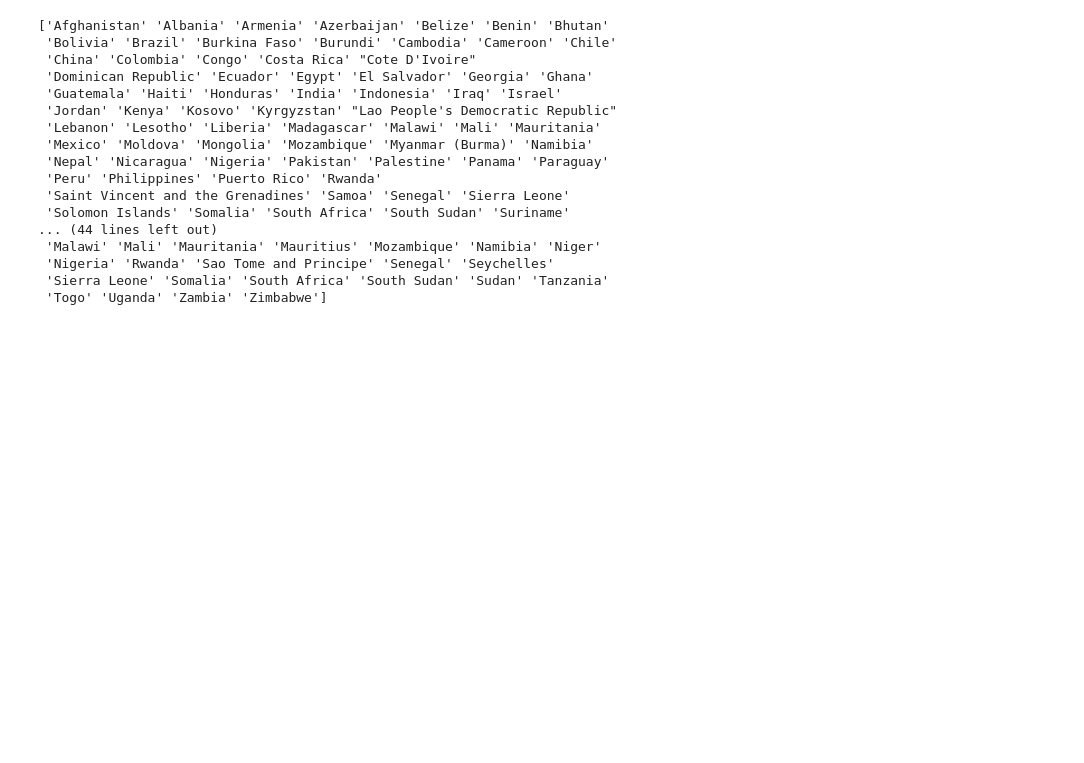
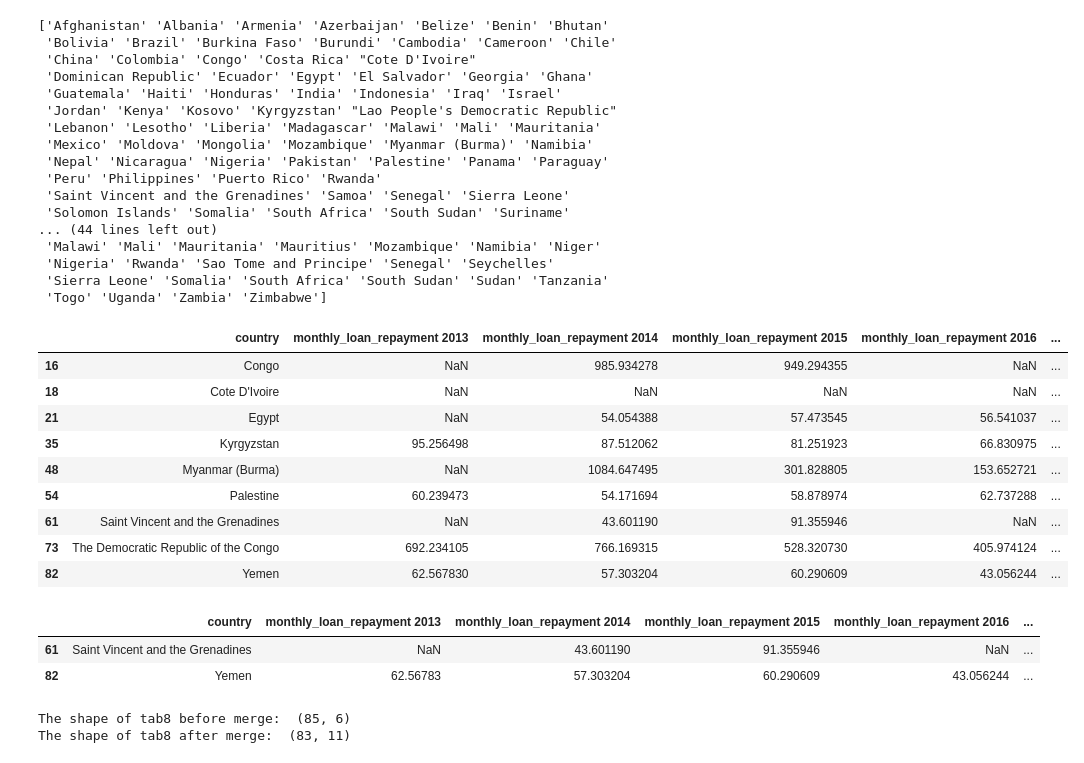
Before and after one commit to CeeThinwa/knowledge-hub, a Jupyter notebook: book/kiva.ipynb, the cells around one changed output. Cells and saved outputs as stored; diff of their text form; code cells hidden in the pictures; blank space fills up the shorter version.

```diff
--- a/book/kiva.ipynb
+++ b/book/kiva.ipynb
@@ -1229,9 +1229,7 @@ Country     object
 region      object
 dtype: object
 # %%
-YearlyExpenditure = expenditure.loc[:,'2014':'2017'].copy()
-
-MonthlyExpenditure = YearlyExpenditure/12
+MonthlyExpenditure = (expenditure.loc[:,'2014':'2017'].copy())/12
 
 MonthlyExpenditure.loc[:,'country'] = expenditure['Country']
 
@@ -1310,3 +1308,51 @@ print(MonthlyExpenditure['country'].unique())
  'Nigeria' 'Rwanda' 'Sao Tome and Principe' 'Senegal' 'Seychelles'
  'Sierra Leone' 'Somalia' 'South Africa' 'South Sudan' 'Sudan' 'Tanzania'
  'Togo' 'Uganda' 'Zambia' 'Zimbabwe']
+# %%
+tab8[tab8['country'].isin(MonthlyExpenditure['country']) == False]
+# %% [output]
+|  | country | monthly_loan_repayment 2013 | monthly_loan_repayment 2014 | monthly_loan_repayment 2015 | monthly_loan_repayment 2016 | ... |
+| 16 | Congo | NaN | 985.934278 | 949.294355 | NaN | ... |
+| 18 | Cote D'Ivoire | NaN | NaN | NaN | NaN | ... |
+| 21 | Egypt | NaN | 54.054388 | 57.473545 | 56.541037 | ... |
+| 35 | Kyrgyzstan | 95.256498 | 87.512062 | 81.251923 | 66.830975 | ... |
+| 48 | Myanmar (Burma) | NaN | 1084.647495 | 301.828805 | 153.652721 | ... |
+| 54 | Palestine | 60.239473 | 54.171694 | 58.878974 | 62.737288 | ... |
+| 61 | Saint Vincent and the Grenadines | NaN | 43.601190 | 91.355946 | NaN | ... |
+| 73 | The Democratic Republic of the Congo | 692.234105 | 766.169315 | 528.320730 | 405.974124 | ... |
+| 82 | Yemen | 62.567830 | 57.303204 | 60.290609 | 43.056244 | ... |
+# %%
+# MATCH COUNTRIES IN KIVA LOAN DATA AND THOSE IN THE ORIGINAL DATASET
+
+tab8.iloc[16,0] = 'Congo, Republic of'
+tab8.iloc[18,0] = "Cote d'Ivoire"
+tab8.iloc[21,0] = 'Egypt, Arab Republic of'
+tab8.iloc[35,0] = 'Kyrgyz Republic'
+tab8.iloc[48,0] = 'Myanmar'
+tab8.iloc[54,0] = 'West Bank and Gaza'
+# tab8.iloc[61,0] missing in other dataset
+# tab8.iloc[62,0] missing in other dataset; only have American Samoa
+
+# tab8.iloc[63,0] missing in other dataset
+# tab8.iloc[65,0] missing in other dataset
+# tab8.iloc[66,0] missing in other dataset
+tab8.iloc[73,0] = 'Congo, Democratic Republic of'
+# tab8.iloc[82,0] missing in other dataset
+
+tab8[tab8['country'].isin(MonthlyExpenditure['country']) == False]
+# %% [output]
+|  | country | monthly_loan_repayment 2013 | monthly_loan_repayment 2014 | monthly_loan_repayment 2015 | monthly_loan_repayment 2016 | ... |
+| 61 | Saint Vincent and the Grenadines | NaN | 43.601190 | 91.355946 | NaN | ... |
+| 82 | Yemen | 62.56783 | 57.303204 | 60.290609 | 43.056244 | ... |
+# %%
+# initial status message
+print('The shape of tab8 before merge: ', tab8.shape)
+
+# join the data, keeping only relevant entries
+tab8 = tab8.merge(MonthlyExpenditure, on='country')
+
+# final status message
+print('The shape of tab8 after merge: ', tab8.shape)
+# %% [output]
+The shape of tab8 before merge:  (85, 6)
+The shape of tab8 after merge:  (83, 11)
```
Also changed, not shown: parts of 1 cell of this notebook.
